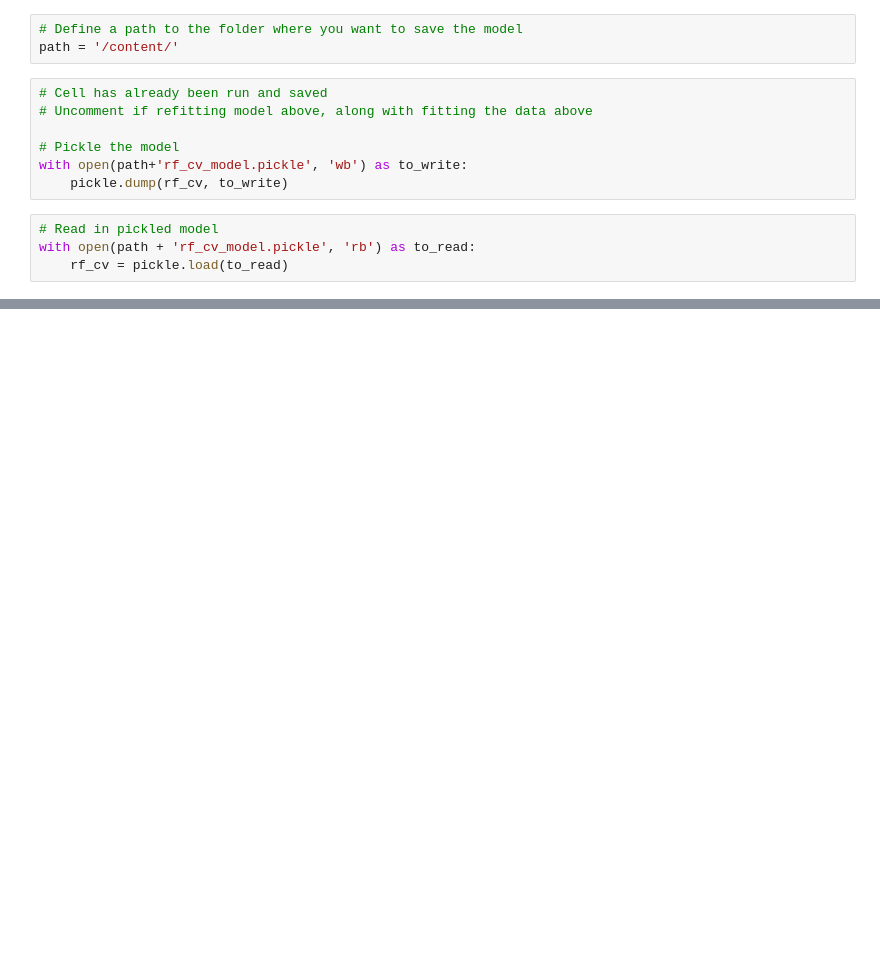
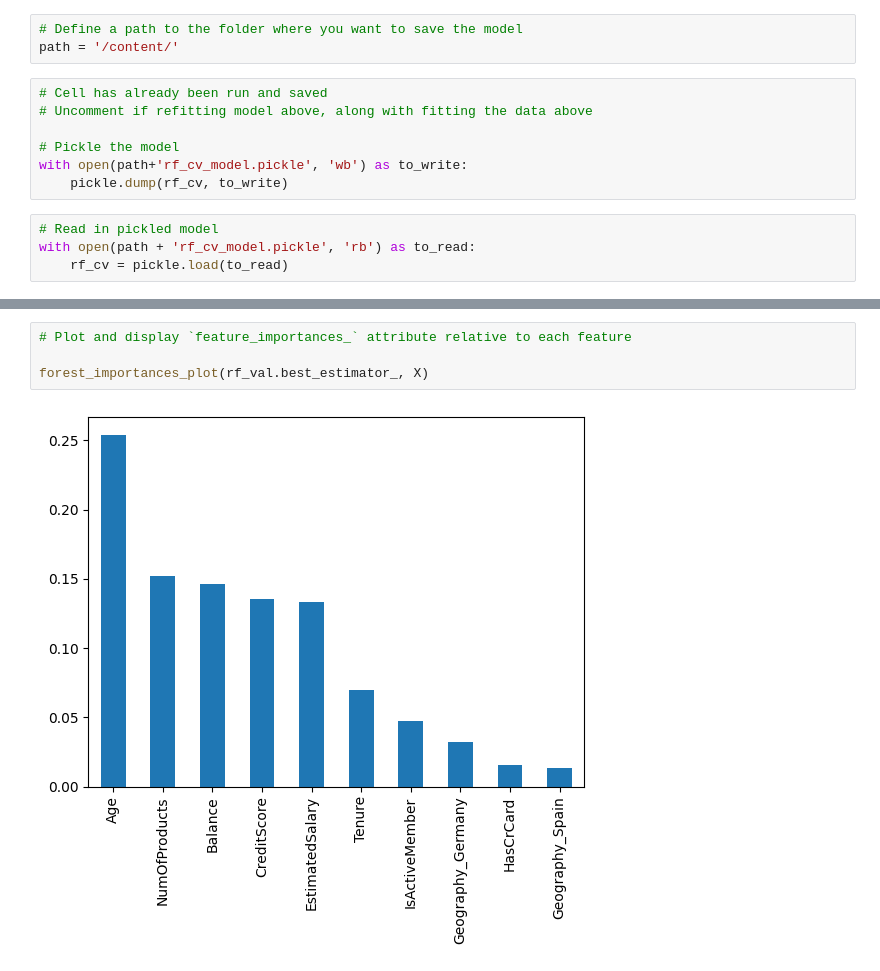
Before and after one commit to YukiG16/Google-Advanced-Data-Analytics, a Jupyter notebook: C6-The-Nuts-and-Bolts-of-Machine-Learning/M4-Tree-based-modeling/C6M4ValidateDecisionTrees.ipynb, the cells around one changed output, grey strips where cells are left out. Drawn from its saved outputs; the diff is of its cells as text; blank space fills up the shorter version.

```diff
--- a/C6-The-Nuts-and-Bolts-of-Machine-Learning/M4-Tree-based-modeling/C6M4ValidateDecisionTrees.ipynb
+++ b/C6-The-Nuts-and-Bolts-of-Machine-Learning/M4-Tree-based-modeling/C6M4ValidateDecisionTrees.ipynb
@@ -145,0 +337,6 @@ KeyboardInterrupt:
+# %%
+# Plot and display `feature_importances_` attribute relative to each feature
+
+forest_importances_plot(rf_val.best_estimator_, X)
+# %% [output]
+[figure, added]
```
Also changed, not shown: parts of 24 cells of this notebook, 2 other files.
